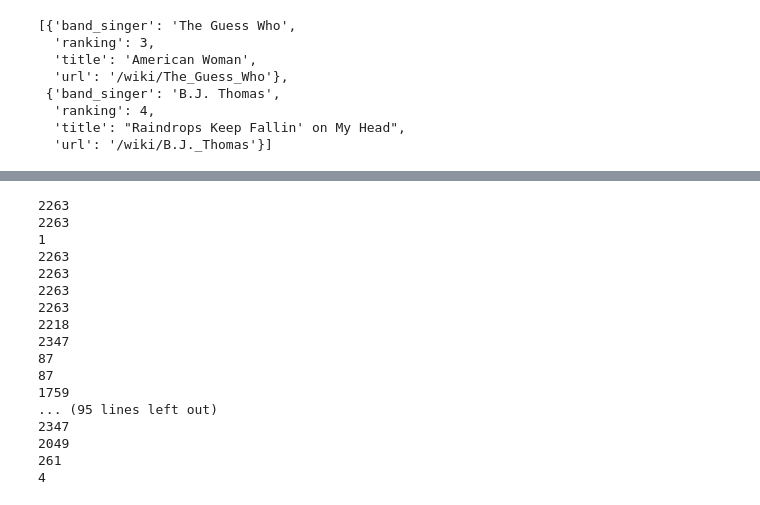
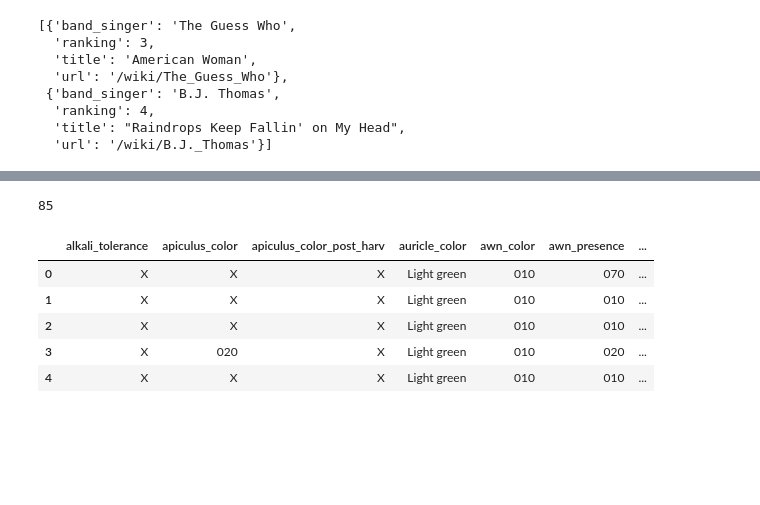
Before and after one commit to dylanpeterson/cs109-final-project, a Jupyter notebook: old_work/SCRAPING_Dylan.ipynb, the cells around one changed output, grey strips where cells are left out. Drawn from its saved outputs; the diff is of its cells as text; code cells hidden in the pictures; blank space fills up the shorter version.

```diff
--- a/old_work/SCRAPING_Dylan.ipynb
+++ b/old_work/SCRAPING_Dylan.ipynb
@@ -540,21 +518,20 @@ eda_df.drop(['Entry_No','DNA_UNIQUE_ID','Source','DNA_Accno_source','IRGC_Number
-# %%
-for column in eda_df.columns:
-    print len(np.unique(eda_df[column]))
-# %% [output]
-2263
-2263
-1
-2263
-2263
-2263
-2263
-2218
-2347
-87
-87
-1759
-... (95 lines left out)
-2347
-2049
-261
-4
+# %%
+eda_df = pd.read_csv('../data/merged_dataframe.csv')
+columns_df = pd.read_csv('../data/all_info_combined.csv')
+
+eda_df = eda_df[list(columns_df.columns)]
+for col in eda_df.columns:
+    if 'Unnamed' in col:
+        del eda_df[col]
+eda_df = eda_df.drop(['acc_date','acc_id_seed_donor_number','acc_id_seq_num','collection_number','altitude','days_to_head','leaf_texture','variety_name', 'variety_group_from_morph'],1)
+print len(eda_df.dtypes)
+
+eda_df.head()
+# %% [output]
+85
+|  | alkali_tolerance | apiculus_color | apiculus_color_post_harv | auricle_color | awn_color | awn_presence | ... |
+| 0 | X | X | X | Light green | 010 | 070 | ... |
+| 1 | X | X | X | Light green | 010 | 010 | ... |
+| 2 | X | X | X | Light green | 010 | 010 | ... |
+| 3 | X | 020 | X | Light green | 010 | 020 | ... |
+| 4 | X | X | X | Light green | 010 | 010 | ... |
```
Also changed, not shown: parts of 7 cells of this notebook, 2 other files.
